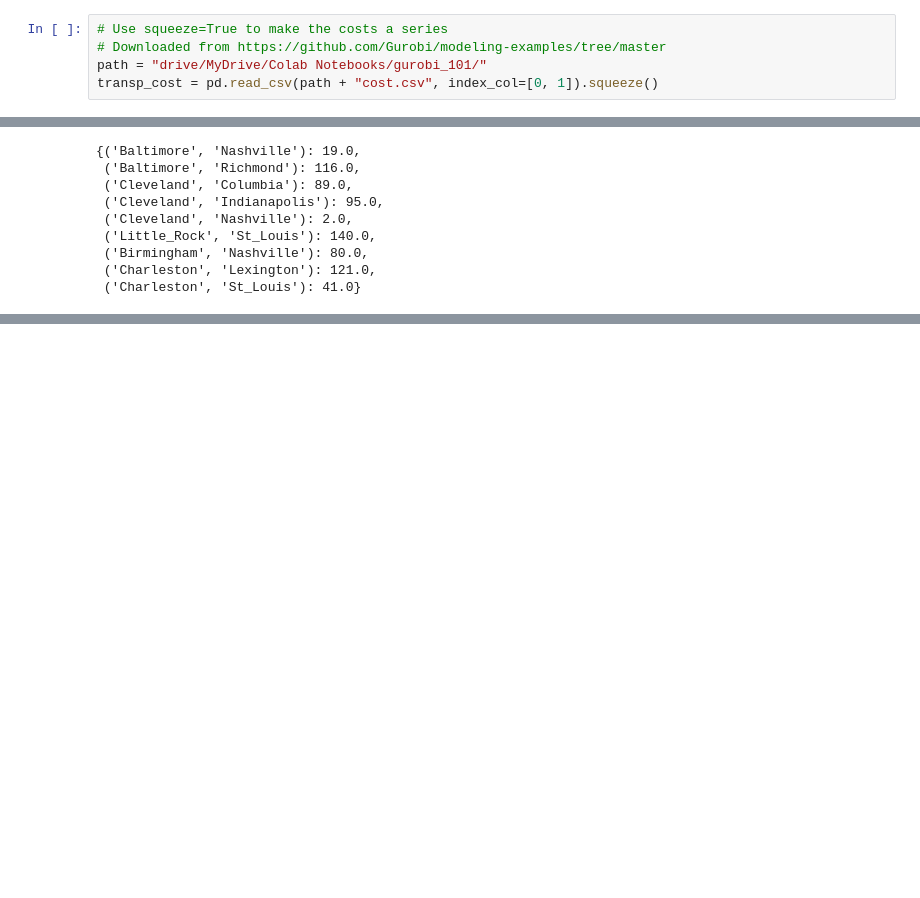
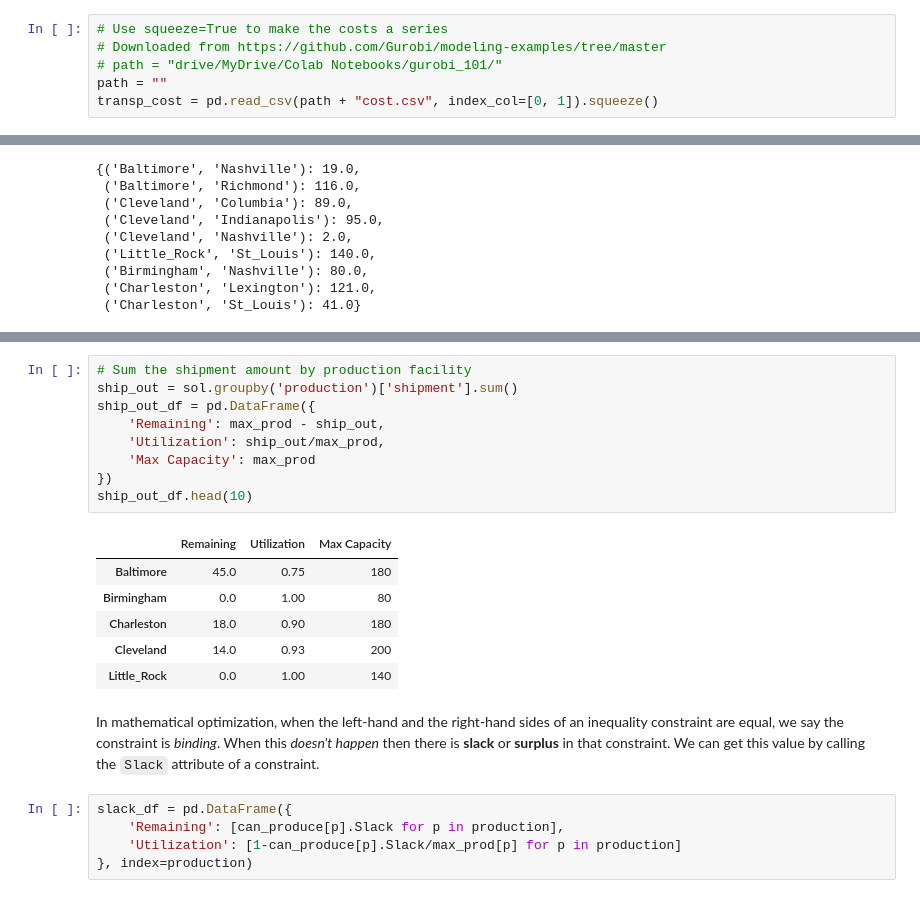
Before and after one commit to indrajitsg/operations_research, a Jupyter notebook: gurobi_opt_101/gurobi_modeling1.ipynb, the cells around one changed output, grey strips where cells are left out. Drawn from its saved outputs; the diff is of its cells as text; blank space fills up the shorter version.

```diff
--- a/gurobi_opt_101/gurobi_modeling1.ipynb
+++ b/gurobi_opt_101/gurobi_modeling1.ipynb
@@ -39,7 +33,8 @@ Restricted license - for non-production use only - expires 2026-11-23
 # %%
 # Use squeeze=True to make the costs a series
 # Downloaded from https://github.com/Gurobi/modeling-examples/tree/master
-path = "drive/MyDrive/Colab Notebooks/gurobi_101/"
+# path = "drive/MyDrive/Colab Notebooks/gurobi_101/"
+path = ""
 transp_cost = pd.read_csv(path + "cost.csv", index_col=[0, 1]).squeeze()
 # %%
 # Pivot to view the costs a bit easier
@@ -293,0 +300,23 @@ xvals
+# %%
+# Sum the shipment amount by production facility
+ship_out = sol.groupby('production')['shipment'].sum()
+ship_out_df = pd.DataFrame({
+    'Remaining': max_prod - ship_out,
+    'Utilization': ship_out/max_prod,
+    'Max Capacity': max_prod
+})
+ship_out_df.head(10)
+# %% [output]
+|  | Remaining | Utilization | Max Capacity |
+| Baltimore | 45.0 | 0.75 | 180 |
+| Birmingham | 0.0 | 1.00 | 80 |
+| Charleston | 18.0 | 0.90 | 180 |
+| Cleveland | 14.0 | 0.93 | 200 |
+| Little_Rock | 0.0 | 1.00 | 140 |
+# %% [markdown]
+In mathematical optimization, when the left-hand and the right-hand sides of an inequality constraint are equal, we say the constraint is *binding*. When this *doesn't happen* then there is **slack** or **surplus** in that constraint. We can get this value by calling the `Slack` attribute of a constraint.
+# %%
+slack_df = pd.DataFrame({
+    'Remaining': [can_produce[p].Slack for p in production],
+    'Utilization': [1-can_produce[p].Slack/max_prod[p] for p in production]
+}, index=production)
```
Also changed, not shown: parts of 31 cells of this notebook, 2 other files.
